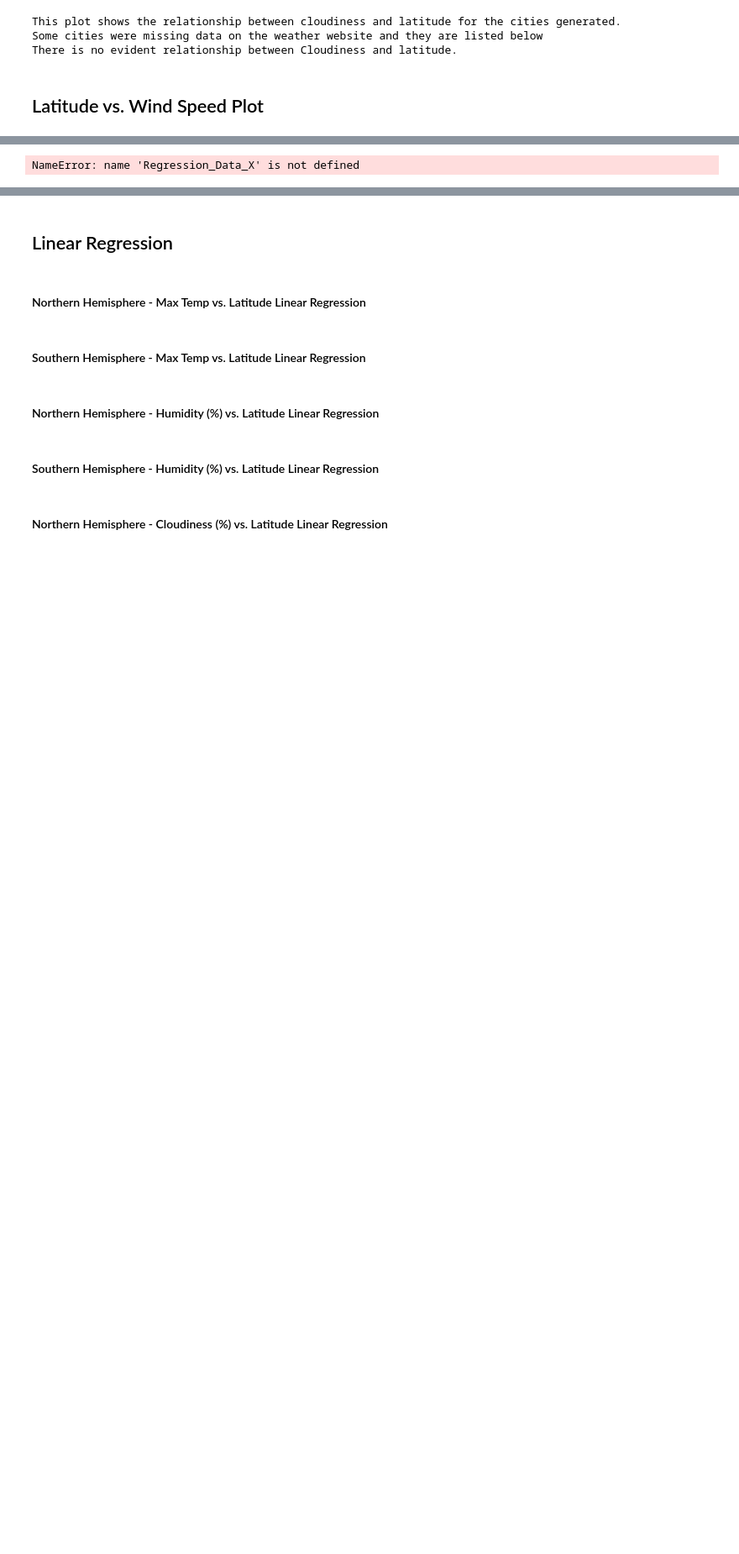
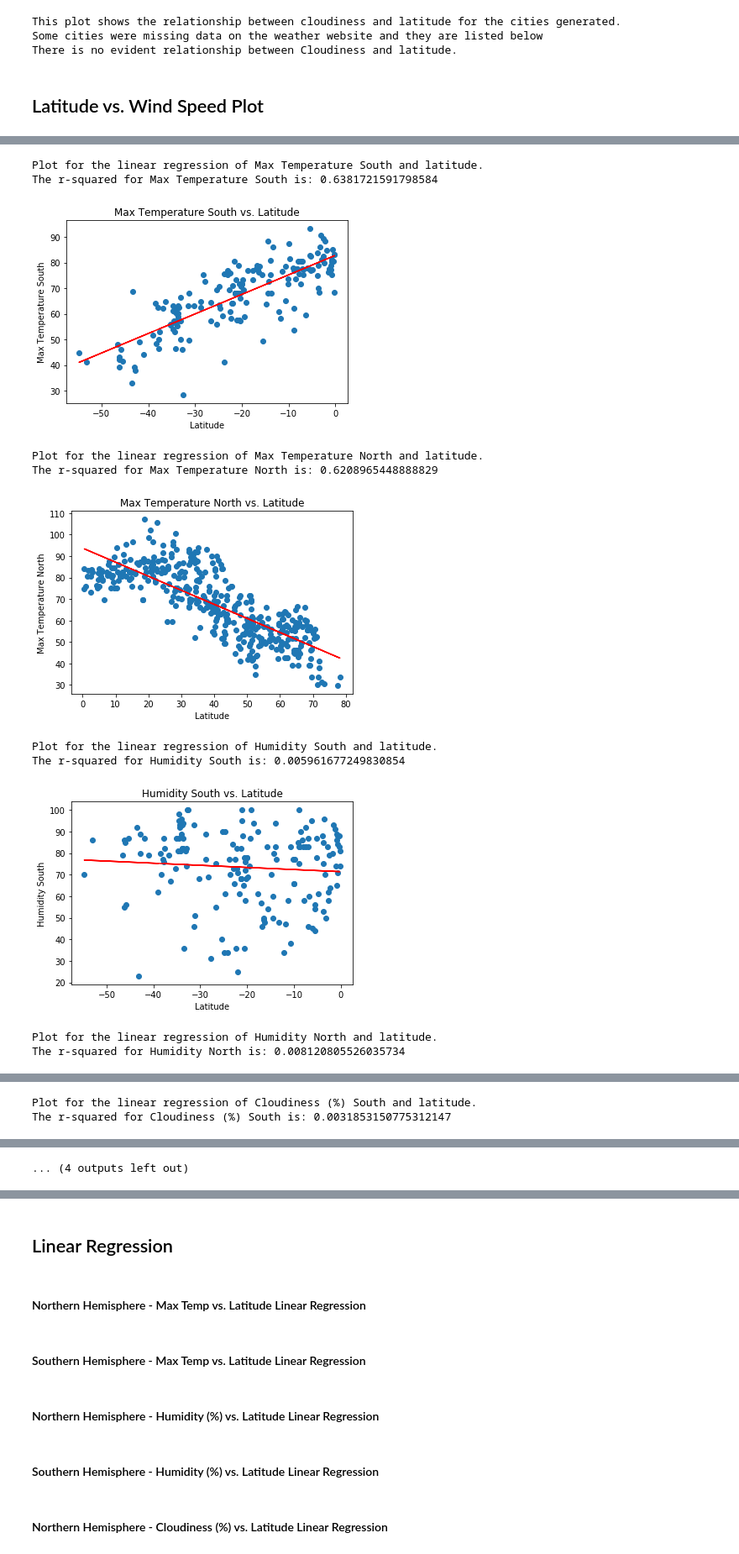
Before and after one commit to mateoias/Climate-Analysis-and-Exploration, a Jupyter notebook: WeatherPy.ipynb, the cells around one changed output, grey strips where cells are left out. Shown at 84% size. Cells and saved outputs as stored; diff of their text form; code cells hidden in the pictures; blank space fills up the shorter version.

```diff
--- a/WeatherPy.ipynb
+++ b/WeatherPy.ipynb
@@ -267,20 +295,38 @@ Regression_Data_Labels = ["Max Temperature South", "Max Temperature North", "Hum
 # %%
-#Calculate the linear regressions
-for i in range(1):
+#Function to Calculate the linear regressions and produce plots for them
+for i in range(8):
 
     x_values = Regression_Data_X[i]
     y_values = Regression_Data_Y[i]
     (slope, intercept, rvalue, pvalue, stderr) = linregress(x_values, y_values)
     regress_values = x_values * slope + intercept
     line_eq = "y = " + str(round(slope,2)) + "x + " + str(round(intercept,2))
-    plt.scatter(x_values,y_values)
+    Data = plt.scatter(x_values,y_values)
     plt.plot(x_values,regress_values,"r-")
+    plt.title((Regression_Data_Labels[i]) + ' vs. Latitude')
+
     #plt.annotate(line_eq,(6,10),fontsize=15,color="red")
     plt.ylabel(Regression_Data_Labels[i])
     plt.xlabel('Latitude')
+
+    print(f"Plot for the linear regression of {Regression_Data_Labels[i]} and latitude.")
     print(f"The r-squared for {Regression_Data_Labels[i]} is: {rvalue**2}")
+    plt.show()
 
+    fig = Data.get_figure()
+    filename = (f"../output_data/linear regression of {Regression_Data_Labels[i]} vs Latitude.png")
+    fig.savefig(filename)
     plt.show()
     print(f"\n")
 # %% [output]
-NameError: name 'Regression_Data_X' is not defined
+Plot for the linear regression of Max Temperature South and latitude.
+The r-squared for Max Temperature South is: 0.6381721591798584
+[figure, added]
+Plot for the linear regression of Max Temperature North and latitude.
+The r-squared for Max Temperature North is: 0.6208965448888829
+[figure, added]
+Plot for the linear regression of Humidity South and latitude.
+The r-squared for Humidity South is: 0.005961677249830854
+[figure, added]
+Plot for the linear regression of Humidity North and latitude.
+The r-squared for Humidity North is: 0.008120805526035734
@@ -286,0 +334,2 @@ NameError: name 'Regression_Data_X' is not defined
+Plot for the linear regression of Cloudiness (%) South and latitude.
+The r-squared for Cloudiness (%) South is: 0.0031853150775312147
@@ -287,2 +340,3 @@ NameError: name 'Regression_Data_X' is not defined
+... (4 outputs left out)
 # %%
 print(f"   The first two plots show the relationship between temperature and latitude. There is an evident \n\
```
Also changed, not shown: parts of 13 cells of this notebook, 1 other file.
